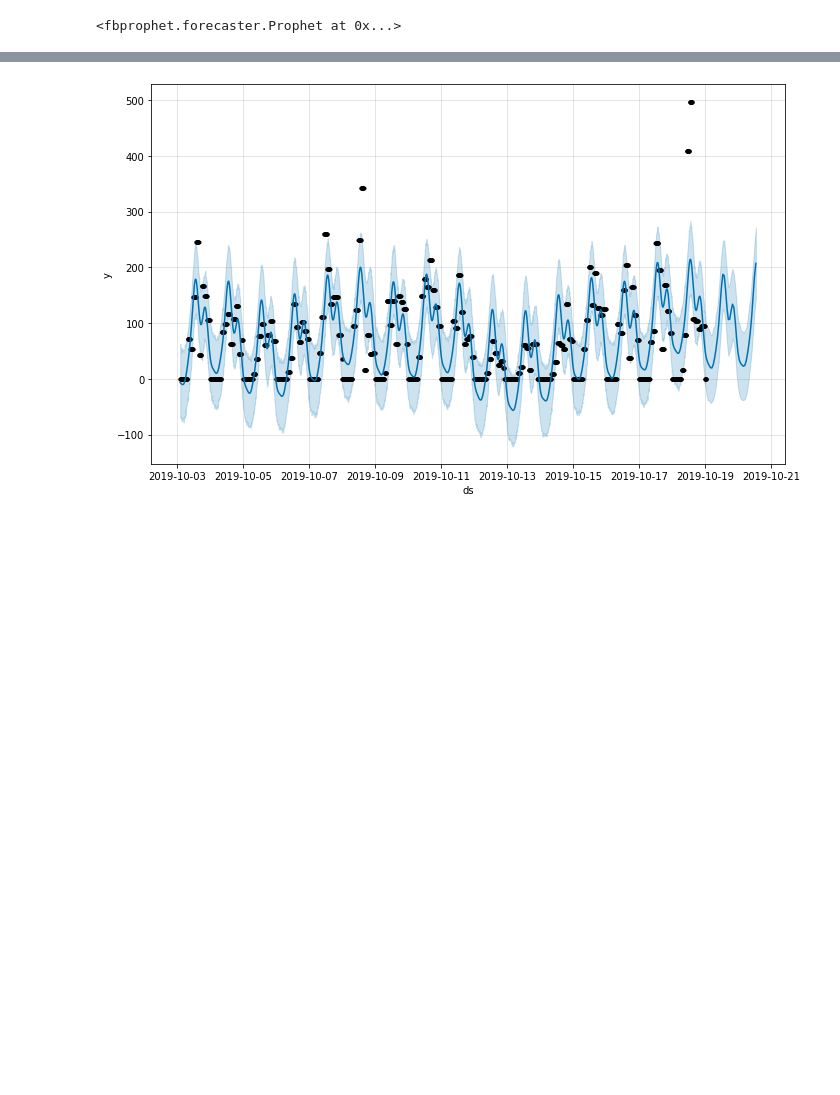
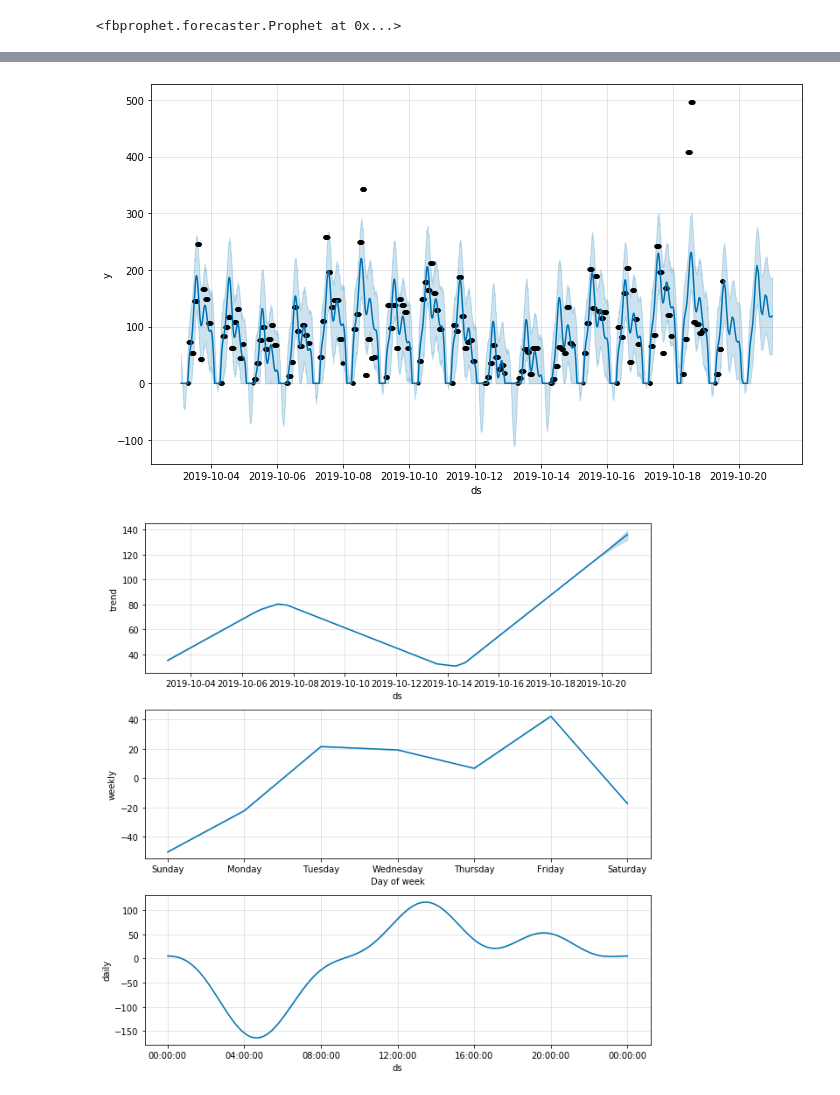
Before and after one commit to JacobGo/beat-the-crowd-umass-model, a Jupyter notebook: Model.ipynb, the cells around one changed output, grey strips where cells are left out. Cells and saved outputs as stored; diff of their text form; code cells hidden in the pictures; blank space fills up the shorter version.

```diff
--- a/Model.ipynb
+++ b/Model.ipynb
@@ -6,18 +6,20 @@ engine = create_engine('postgresql://jacob:password@206.189.69.98:5432/umass_din
 df     = pd.read_sql_query("select * from business where location_title='Worcester Dining Commons';", con=engine)
 df     = df.rename({'timestamp':'ds', 'business_level': 'y'}, axis = 1);
 # %%
-# setting business level to 0 if its closed
+# setting business level to None if its closed
 from datetime import datetime
 
 def check_if_closed(row):
     time = row.ds.time()
     if (time < row.closing_hours and time > row.opening_hours):
-        return row.y
+        try:
+            return row.y
+        except AttributeError:
+            return row.yhat
     else:
-        return 0
+        return None
 
 df['y']  = df.apply(check_if_closed, axis = 1)
-# df = df[df.y>0]
 # %%
 from fbprophet import Prophet
 m = Prophet()
@@ -41,6 +37,10 @@ TypeError: 'NoneType' object is not subscriptable
 # %%
-future = m.make_future_dataframe(periods=36, freq = 'H')
+horizon = 36
+future = m.make_future_dataframe(periods=horizon, freq = 'H')
 forecast = m.predict(future)
+
+forecast['yhat'] = forecast.yhat.clip(lower=0)
+forecast['yhat_lower'] = forecast.yhat_lower.clip(lower=0)
 forecast[['ds', 'yhat', 'yhat_lower', 'yhat_upper']].tail(36)
 # %% [output]
 |  | ds | yhat | yhat_lower | yhat_upper |
@@ -63,4 +63,6 @@ forecast[['ds', 'yhat', 'yhat_lower', 'yhat_upper']].tail(36)
 # %%
 fig = m.plot(forecast)
+fig = m.plot_components(forecast)
 # %% [output]
-[figure, old version]
+[figure, new version]
+[figure, added]
```
Also changed, not shown: parts of 5 cells of this notebook, 1 other file.
